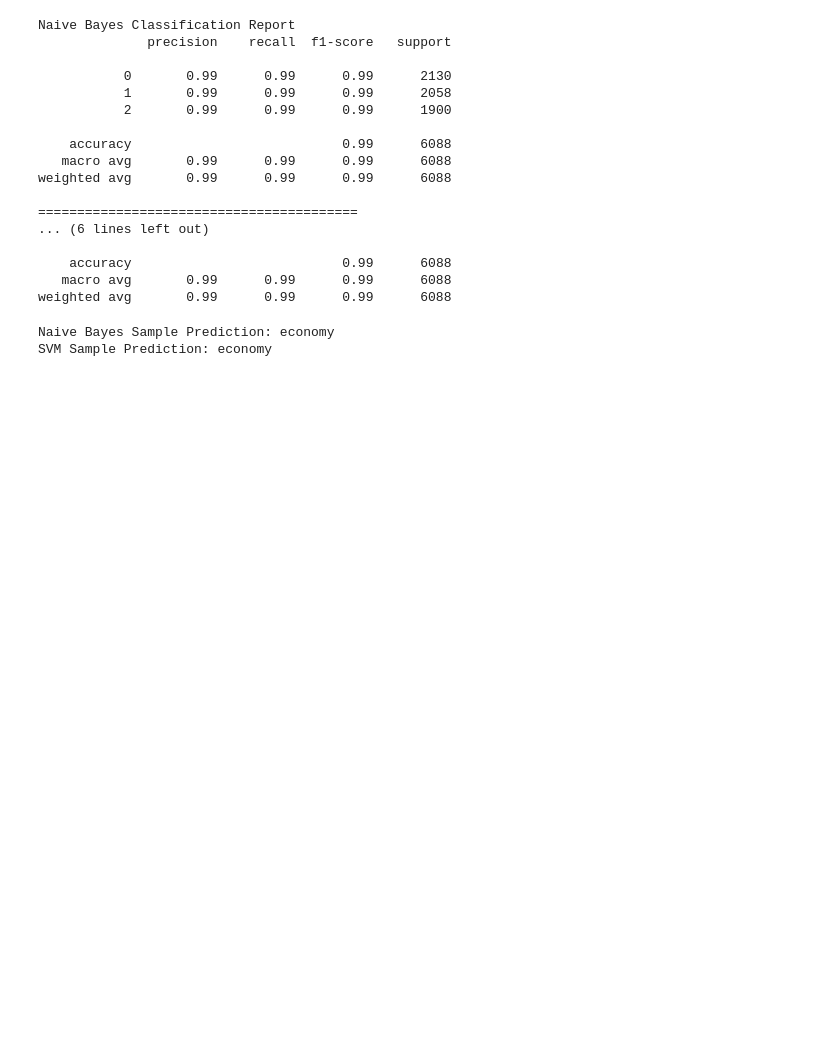
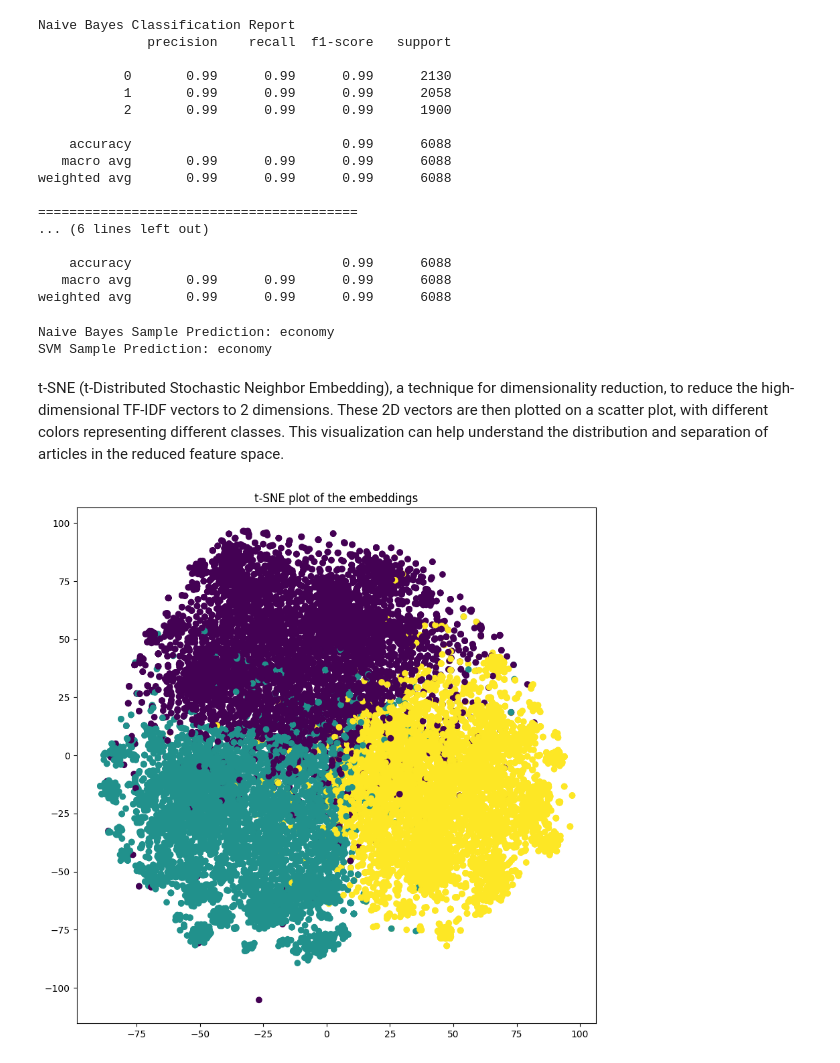
Before and after one commit to m-alqblawi/article-classification, a Jupyter notebook: articles-classification-notebook.ipynb, the cells around one changed output. Drawn from its saved outputs; the diff is of its cells as text; code cells hidden in the pictures; blank space fills up the shorter version.

```diff
--- a/articles-classification-notebook.ipynb
+++ b/articles-classification-notebook.ipynb
@@ -211,3 +211,18 @@ print(f'SVM Sample Prediction: {svm_sample_pred_label[0]}')
 # %% [output]
 Naive Bayes Sample Prediction: economy
 SVM Sample Prediction: economy
+# %% [markdown]
+t-SNE (t-Distributed Stochastic Neighbor Embedding), a technique for dimensionality reduction, to reduce the high-dimensional TF-IDF vectors to 2 dimensions. These 2D vectors are then plotted on a scatter plot, with different colors representing different classes. This visualization can help understand the distribution and separation of articles in the reduced feature space.
+# %%
+from sklearn.manifold import TSNE
+
+tsne = TSNE(n_components=2)
+X_tsne = tsne.fit_transform(X_train.toarray())
+
+# Plot the embeddings
+plt.figure(figsize=(10, 10))
+plt.scatter(X_tsne[:, 0], X_tsne[:, 1], c=y_train_encoded)
+plt.title('t-SNE plot of the embeddings')
+plt.show()
+# %% [output]
+[figure, added]
```
